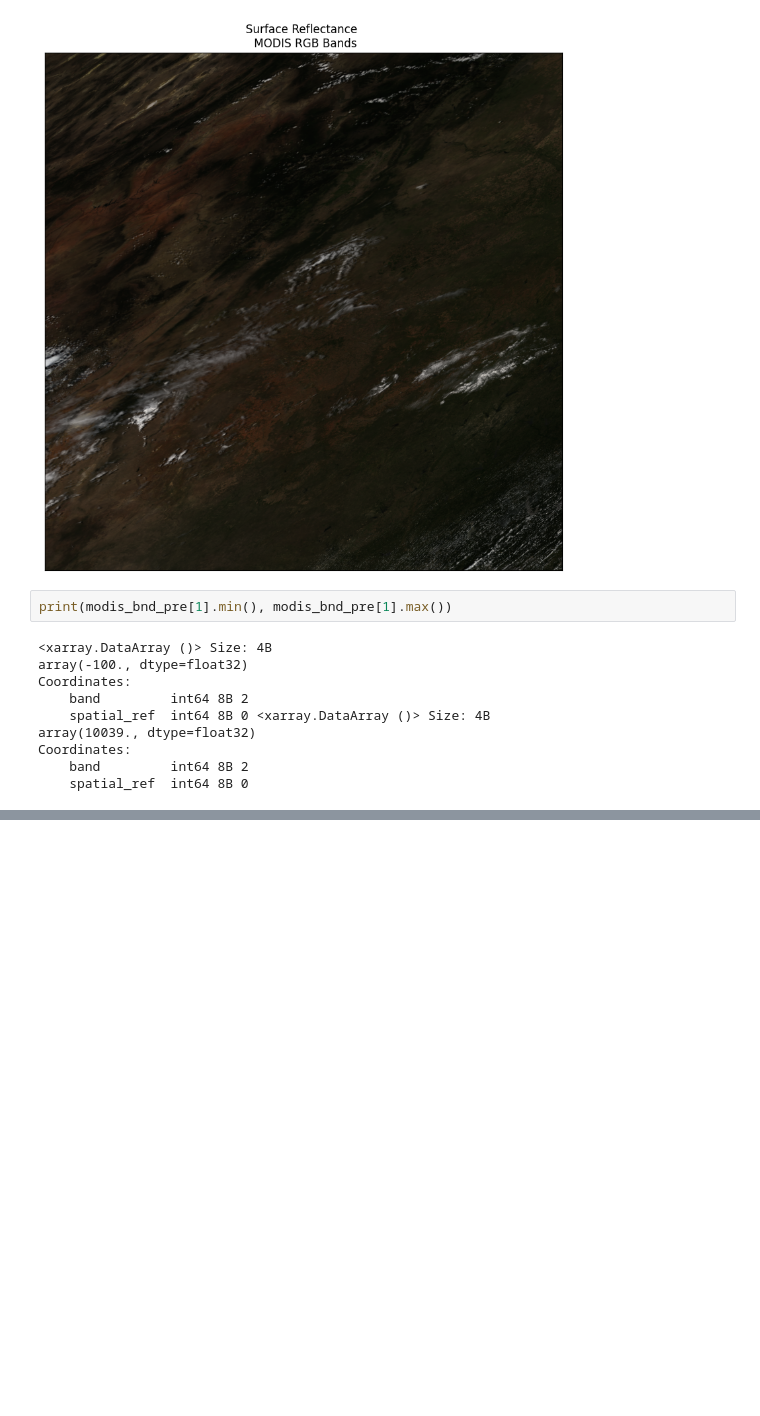
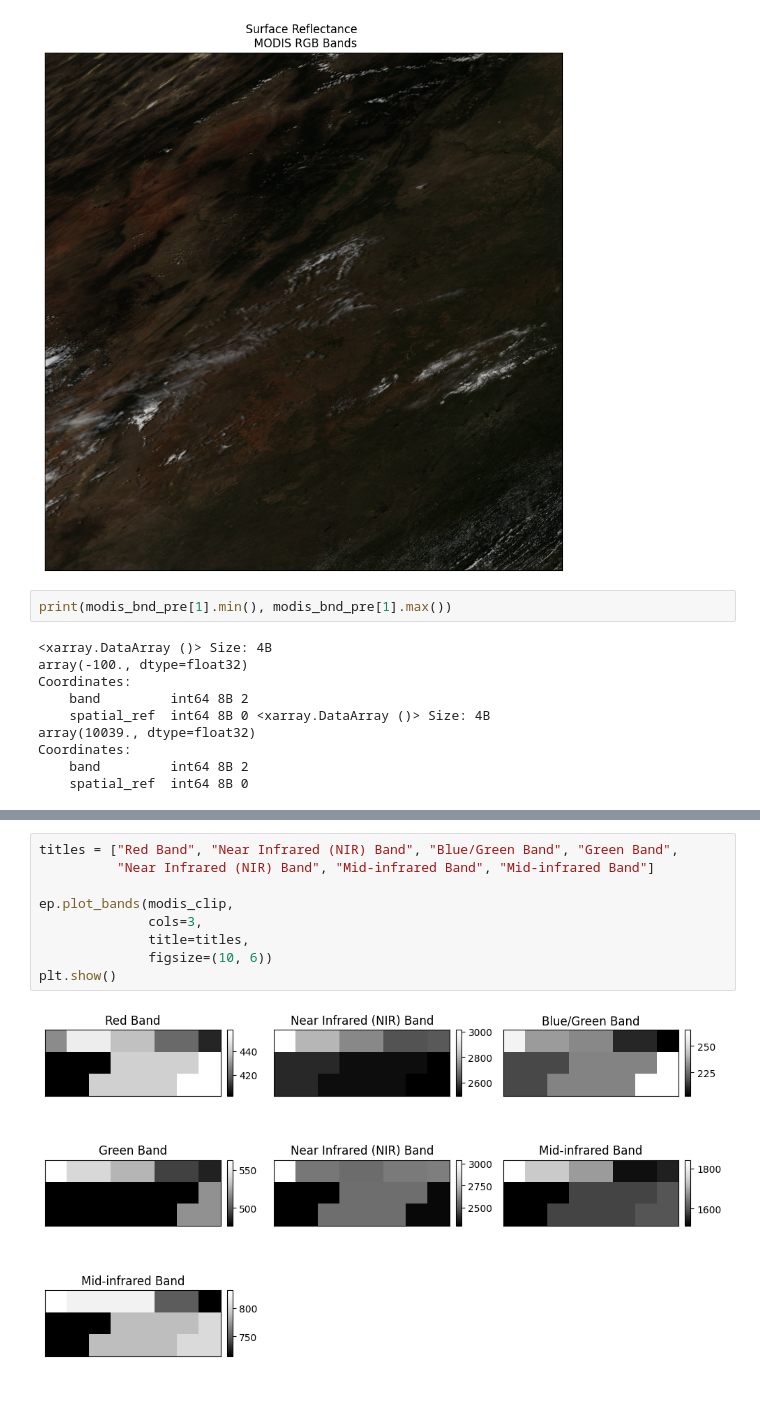
Before and after one commit to TC-YP/gisc606-lab6, a Jupyter notebook: modis.ipynb, the cells around one changed output, grey strips where cells are left out. Saved outputs shown, nothing was run; the diff lists cells and outputs as text; blank space fills up the shorter version.

```diff
--- a/modis.ipynb
+++ b/modis.ipynb
@@ -86,0 +108,11 @@ extet
+# %%
+titles = ["Red Band", "Near Infrared (NIR) Band", "Blue/Green Band", "Green Band",
+          "Near Infrared (NIR) Band", "Mid-infrared Band", "Mid-infrared Band"]
+
+ep.plot_bands(modis_clip,
+              cols=3,
+              title=titles,
+              figsize=(10, 6))
+plt.show()
+# %% [output]
+[figure, added]
```
Also changed, not shown: parts of 6 cells of this notebook.
